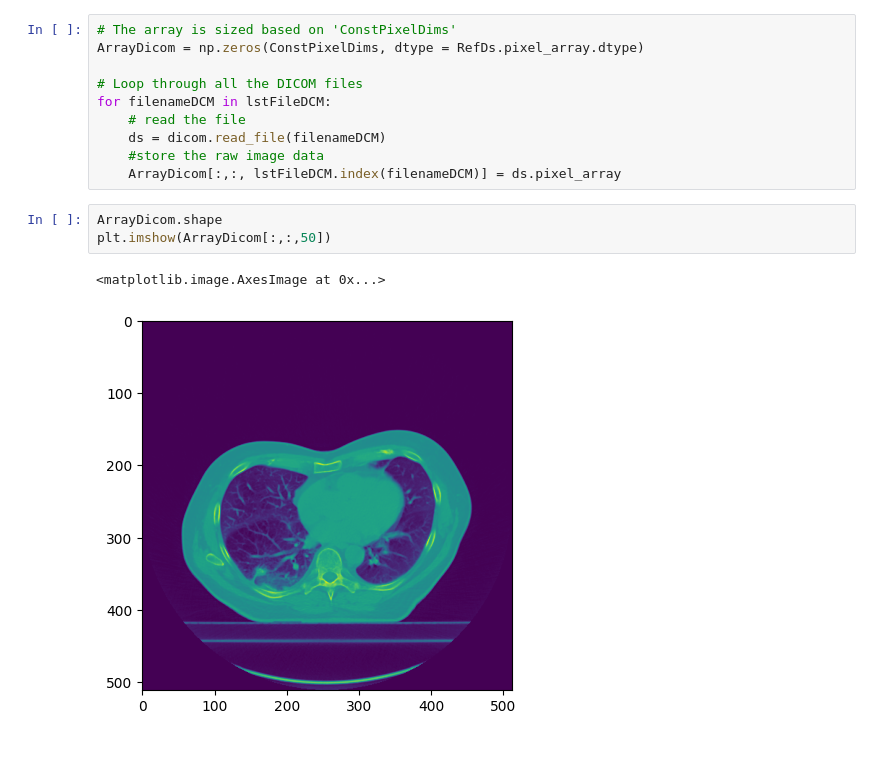
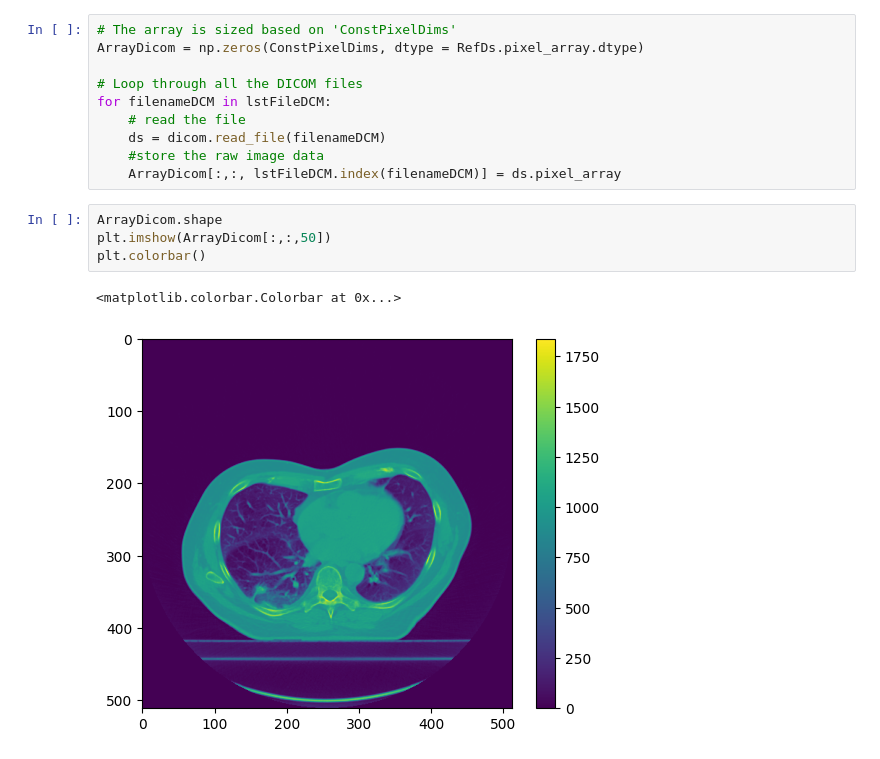
Before and after one commit to CamThu/Lung-CT-image-segmentation, a Jupyter notebook: CT_lung_segment.ipynb, the cells around one changed output. Cells and saved outputs as stored; diff of their text form.

```diff
--- a/CT_lung_segment.ipynb
+++ b/CT_lung_segment.ipynb
@@ -153,6 +92,7 @@ for filenameDCM in lstFileDCM:
 # %%
 ArrayDicom.shape
 plt.imshow(ArrayDicom[:,:,50])
+plt.colorbar()
 # %% [output]
-<matplotlib.image.AxesImage at 0x...>
+<matplotlib.colorbar.Colorbar at 0x...>
-[figure, old version]
+[figure, new version]
```
Also changed, not shown: parts of 27 cells of this notebook.
